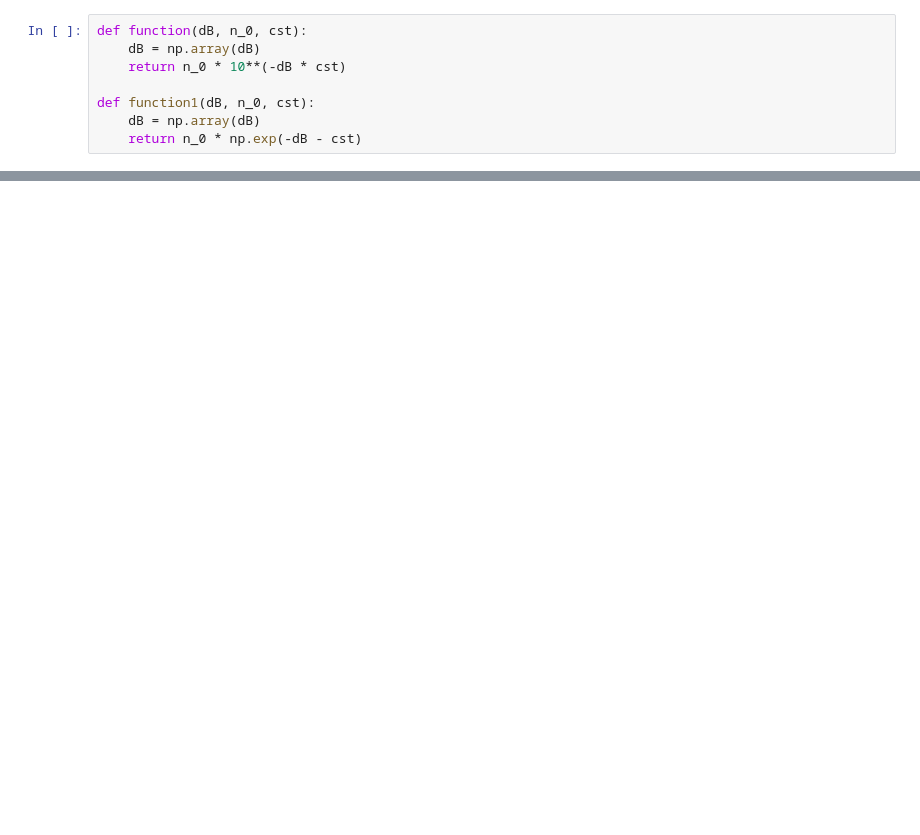
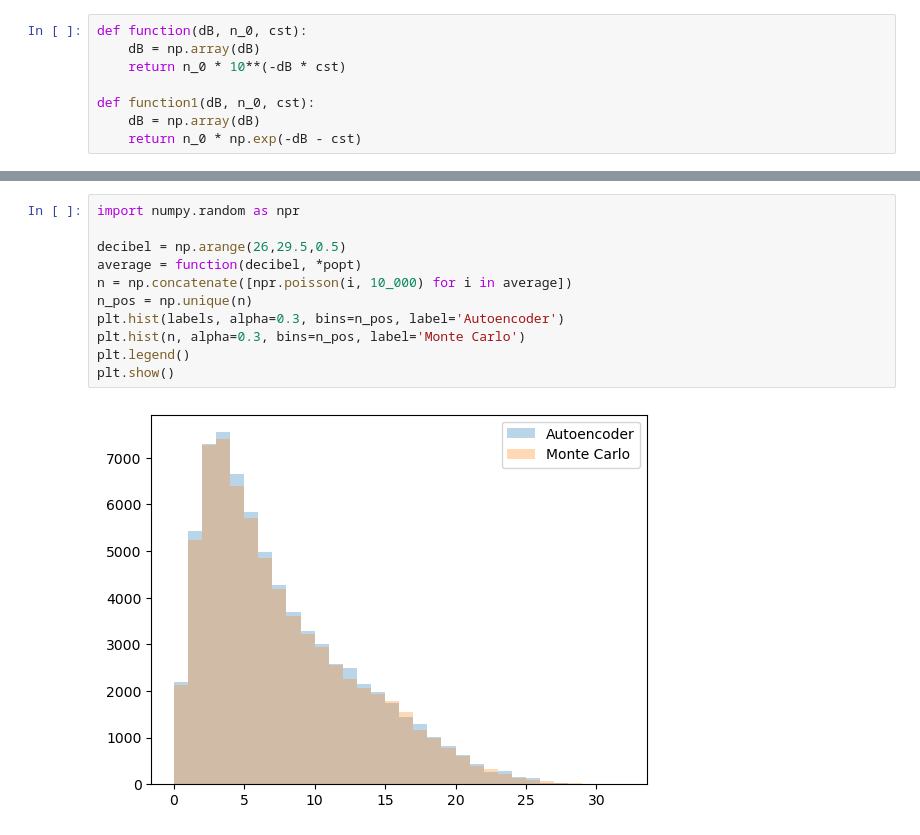
Before and after one commit to polyquantique/Photon-Number-Classification, a Jupyter notebook: src/Decibel.ipynb, the cells around one changed output, grey strips where cells are left out. Saved outputs shown, nothing was run; the diff lists cells and outputs as text; blank space fills up the shorter version.

```diff
--- a/src/Decibel.ipynb
+++ b/src/Decibel.ipynb
@@ -86,0 +89,13 @@ print(popt)
+# %%
+import numpy.random as npr
+
+decibel = np.arange(26,29.5,0.5)
+average = function(decibel, *popt)
+n = np.concatenate([npr.poisson(i, 10_000) for i in average])
+n_pos = np.unique(n)
+plt.hist(labels, alpha=0.3, bins=n_pos, label='Autoencoder')
+plt.hist(n, alpha=0.3, bins=n_pos, label='Monte Carlo')
+plt.legend()
+plt.show()
+# %% [output]
+[figure, added]
```
Also changed, not shown: parts of 8 cells of this notebook, 17 other files.
